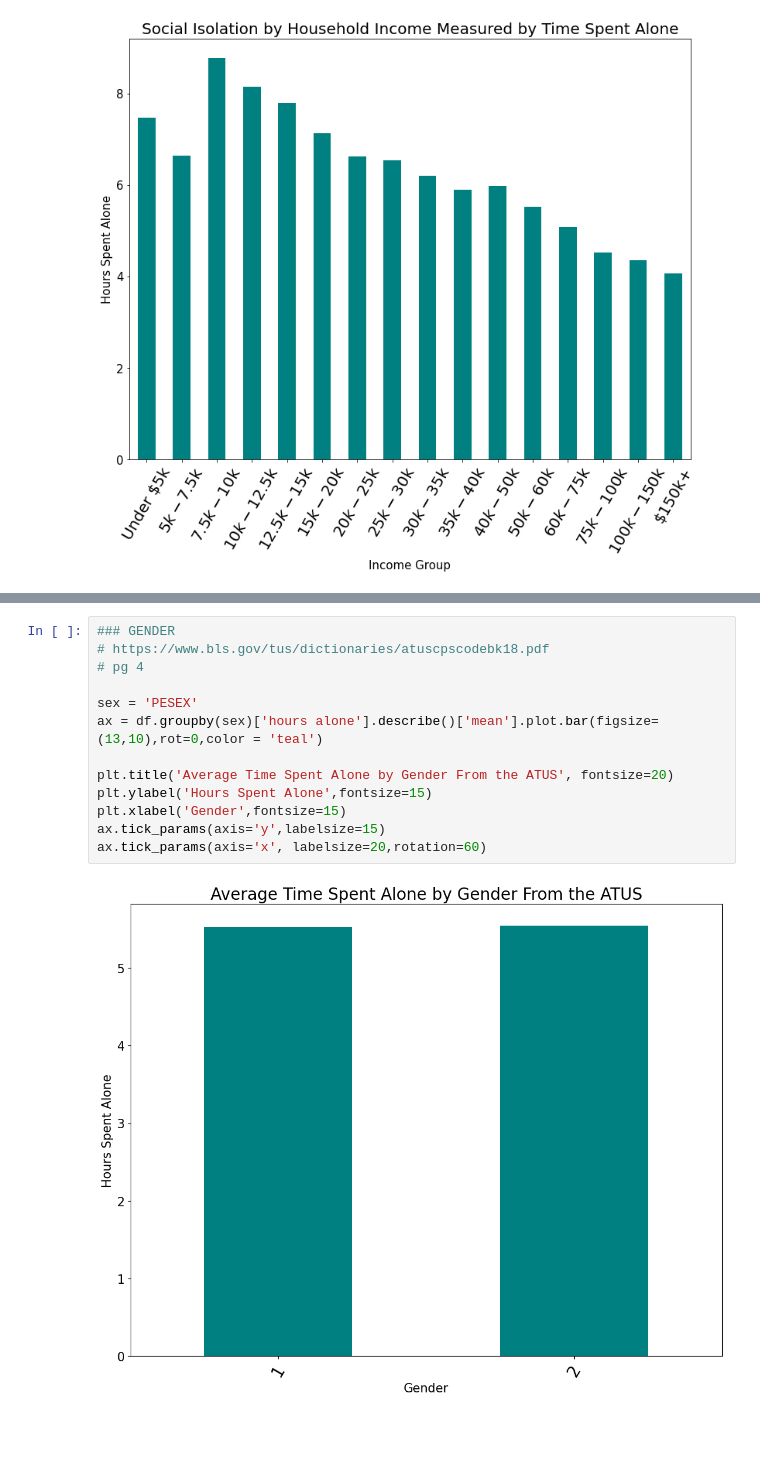
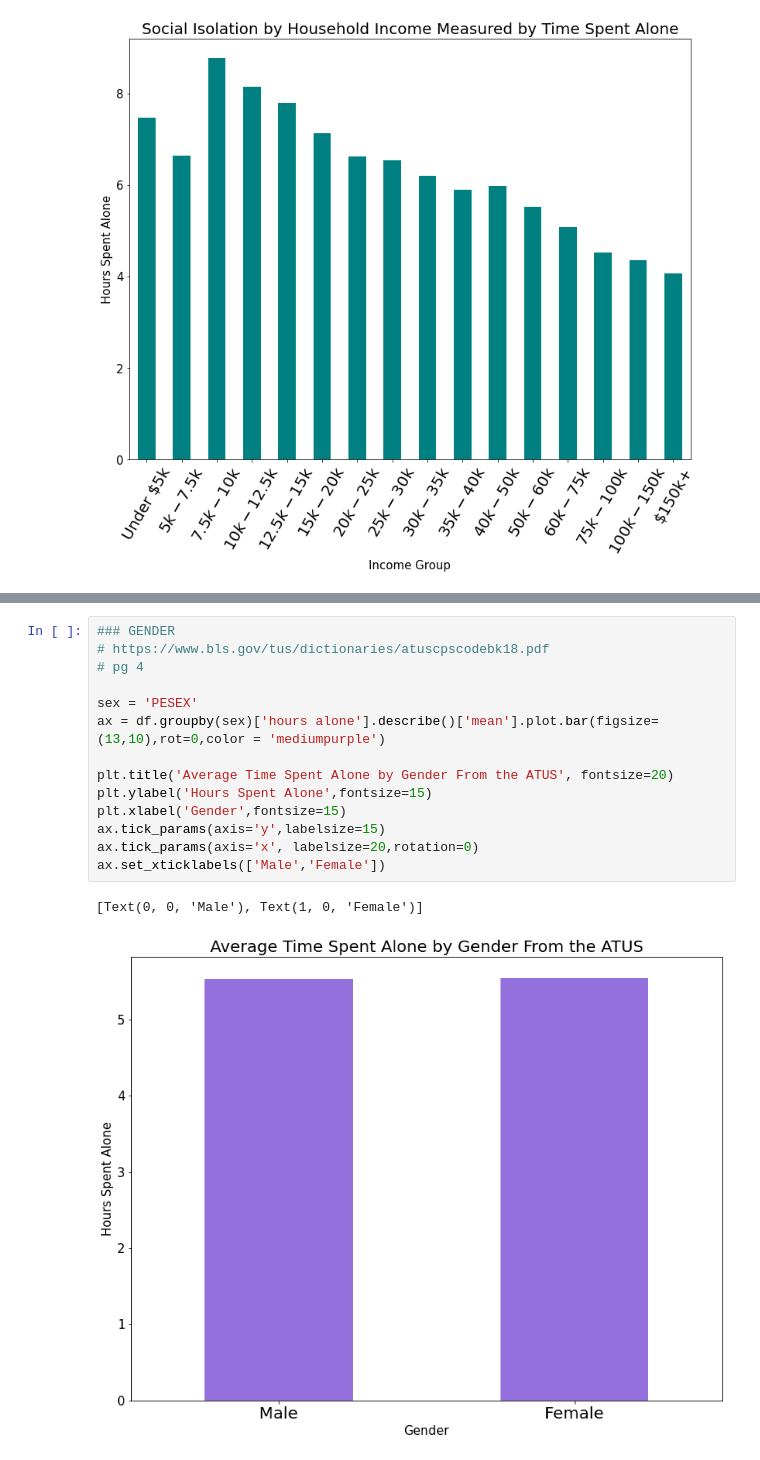
Before and after one commit to matthewasloan95/social-isolation-transportation, a Jupyter notebook: ATUS_Income.ipynb, the cells around one changed output, grey strips where cells are left out. Saved outputs shown, nothing was run; the diff lists cells and outputs as text; blank space fills up the shorter version.

Commit message:
changed colors

```diff
--- a/ATUS_Income.ipynb
+++ b/ATUS_Income.ipynb
@@ -177,15 +177,17 @@ ax.tick_params(axis='x', labelsize=20,rotation=60)
 # %%
 ### GENDER
 # https://www.bls.gov/tus/dictionaries/atuscpscodebk18.pdf
 # pg 4
 
 sex = 'PESEX'
-ax = df.groupby(sex)['hours alone'].describe()['mean'].plot.bar(figsize=(13,10),rot=0,color = 'teal')
+ax = df.groupby(sex)['hours alone'].describe()['mean'].plot.bar(figsize=(13,10),rot=0,color = 'mediumpurple')
 
 plt.title('Average Time Spent Alone by Gender From the ATUS', fontsize=20)
 plt.ylabel('Hours Spent Alone',fontsize=15)
 plt.xlabel('Gender',fontsize=15)
 ax.tick_params(axis='y',labelsize=15)
-ax.tick_params(axis='x', labelsize=20,rotation=60)
+ax.tick_params(axis='x', labelsize=20,rotation=0)
+ax.set_xticklabels(['Male','Female'])
 # %% [output]
+[Text(0, 0, 'Male'), Text(1, 0, 'Female')]
-[figure, old version]
+[figure, new version]
```
Also changed, not shown: parts of 2 cells of this notebook, 2 other files.
